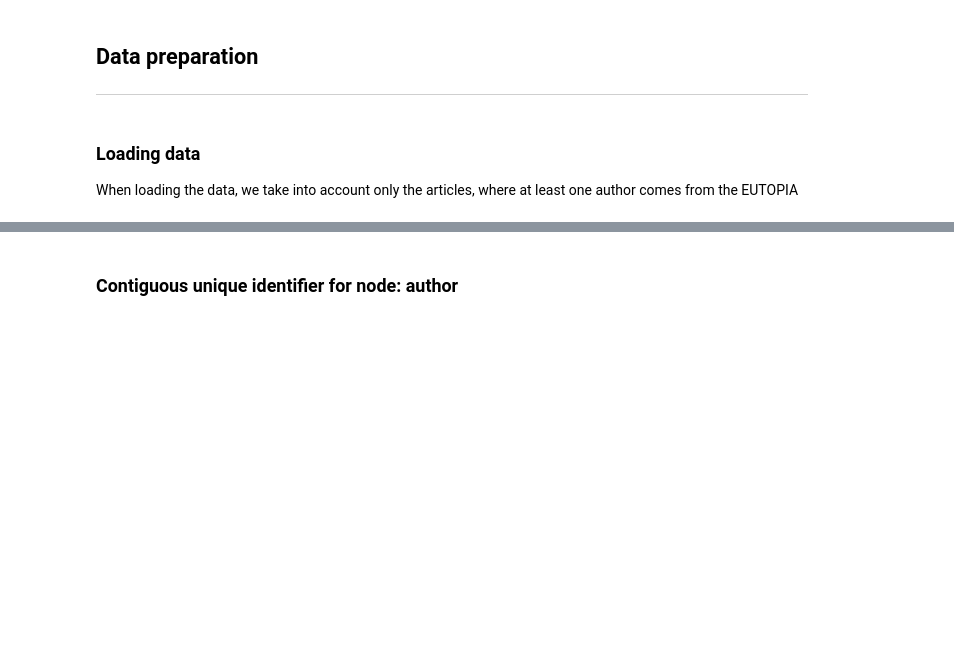
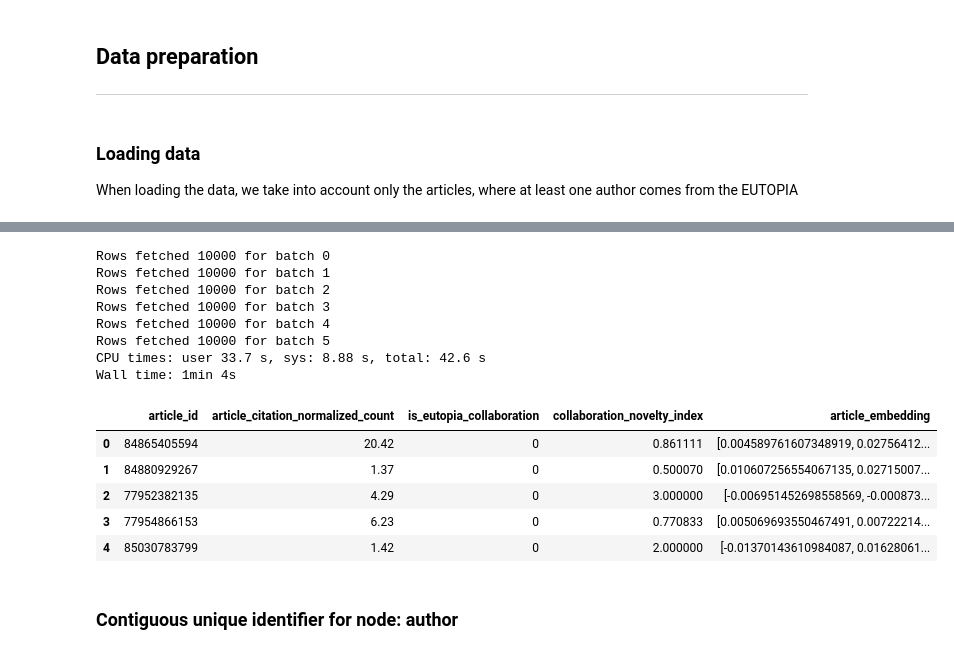
Before and after one commit to eutopia-collaboration-recommender/ecr-recommender, a Jupyter notebook: notebooks/collaboration_recommender_heterogeneous.ipynb, the cells around one changed output, grey strips where cells are left out. Drawn from its saved outputs; the diff is of its cells as text; code cells hidden in the pictures; blank space fills up the shorter version.

```diff
--- a/notebooks/collaboration_recommender_heterogeneous.ipynb
+++ b/notebooks/collaboration_recommender_heterogeneous.ipynb
@@ -149,3 +172,54 @@ coauthored_df = bq_client.query(coauthored_query).to_dataframe()
+# %%
+%%time
+with pg_engine.raw_connection().cursor() as cur:
+    article_query = f"""
+    SELECT article_id,
+           article_citation_normalized_count,
+           is_eutopia_collaboration,
+           collaboration_novelty_index,
+           article_embedding
+    FROM g_eucoht_node_article
+    """
+    cur.execute(article_query)
+    # Initialize the Polars DataFrame
+    article_df_polars: pl.DataFrame = pl.DataFrame()
+    ix = 0
+    # Fetch in chunks
+    while True:
+        rows = cur.fetchmany(size=batch_size)
+        if not rows:
+            break
+        # Append the rows to the Polars DataFrame
+        df_chunk = pl.DataFrame(rows, schema=[
+            "article_id",
+            "article_citation_normalized_count",
+            "is_eutopia_collaboration",
+            "collaboration_novelty_index",
+            "article_embedding"
+        ], orient="row")
+
+        # Concatenate chunk with the master DataFrame
+        article_df_polars = pl.concat([article_df_polars, df_chunk], how="vertical")
+        print(f"Rows fetched {batch_size} for batch {ix}")
+        ix += 1
+
+article_df = article_df_polars.to_pandas()
+article_df.head(5)
+# %% [output]
+Rows fetched 10000 for batch 0
+Rows fetched 10000 for batch 1
+Rows fetched 10000 for batch 2
+Rows fetched 10000 for batch 3
+Rows fetched 10000 for batch 4
+Rows fetched 10000 for batch 5
+CPU times: user 33.7 s, sys: 8.88 s, total: 42.6 s
+Wall time: 1min 4s
+|  | article_id | article_citation_normalized_count | is_eutopia_collaboration | collaboration_novelty_index | article_embedding |
+| 0 | 84865405594 | 20.42 | 0 | 0.861111 | [0.004589761607348919, 0.02756412... |
+| 1 | 84880929267 | 1.37 | 0 | 0.500070 | [0.010607256554067135, 0.02715007... |
+| 2 | 77952382135 | 4.29 | 0 | 3.000000 | [-0.006951452698558569, -0.000873... |
+| 3 | 77954866153 | 6.23 | 0 | 0.770833 | [0.005069693550467491, 0.00722214... |
+| 4 | 85030783799 | 1.42 | 0 | 2.000000 | [-0.01370143610984087, 0.01628061... |
 # %% [markdown]
 ### Contiguous unique identifier for node: **author**
 # %%
```
Also changed, not shown: parts of 25 cells of this notebook, 8 other files.
